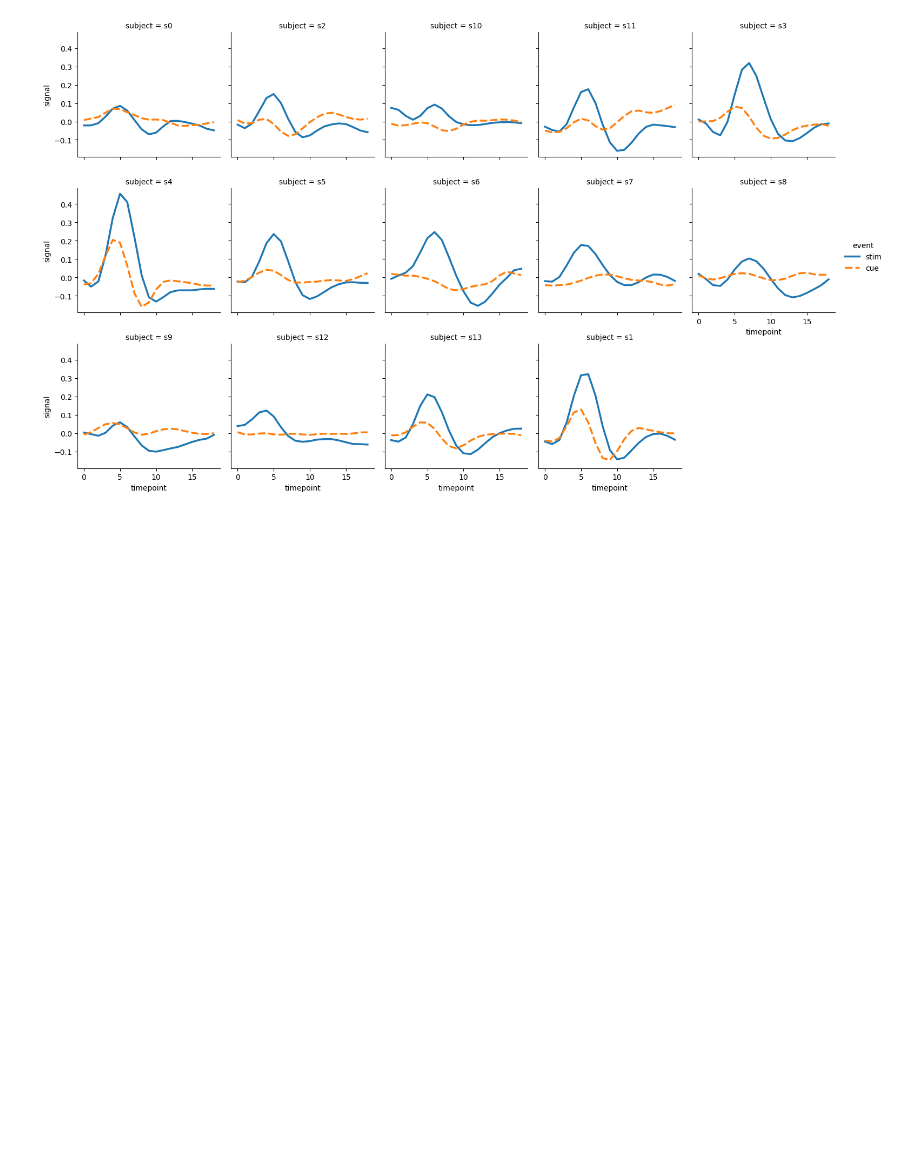
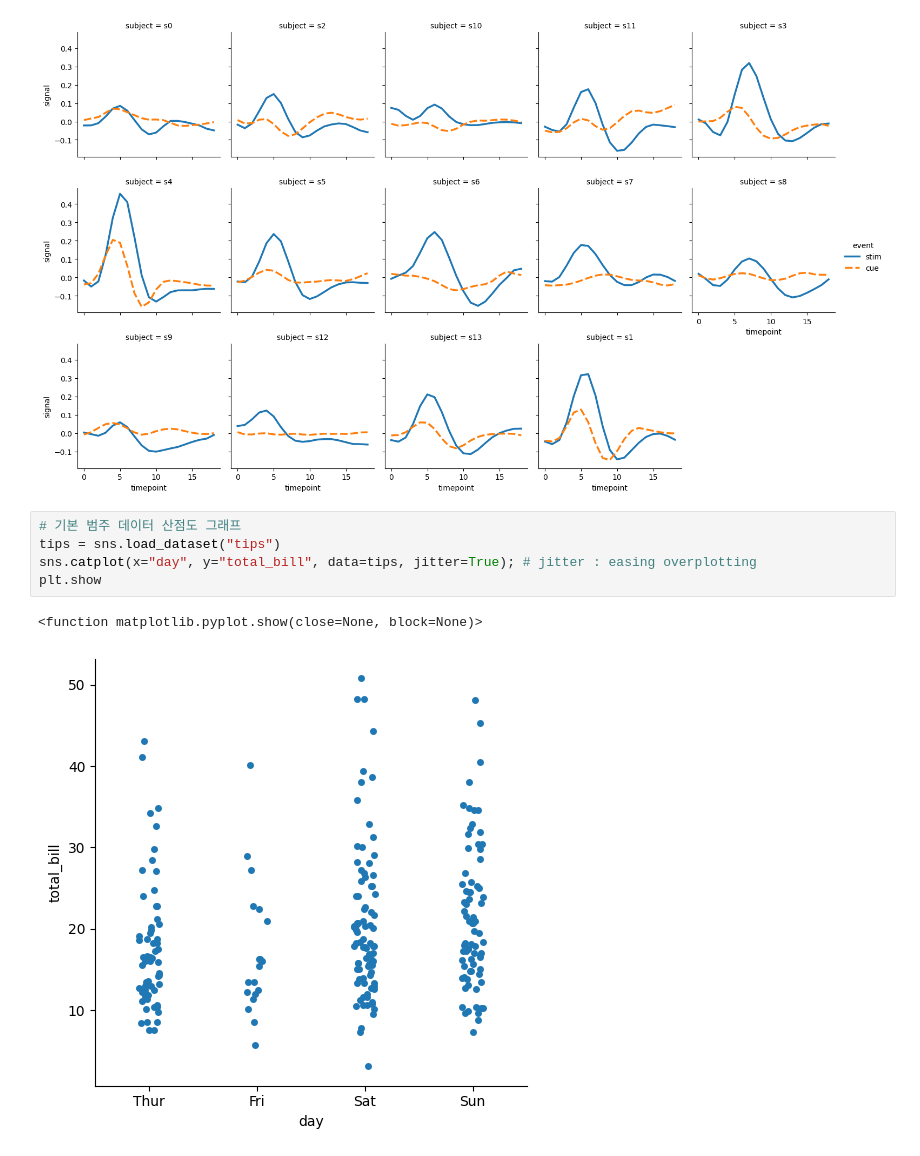
Before and after one commit to shared-repo/human-da5, a Jupyter notebook: workspace/da-packages/g_example.ipynb, the cells around one changed output. Cells and saved outputs as stored; diff of their text form; blank space fills up the shorter version.

```diff
--- a/workspace/da-packages/g_example.ipynb
+++ b/workspace/da-packages/g_example.ipynb
@@ -131,3 +131,11 @@ sns.relplot(x="timepoint", y="signal", hue="event", style="event",
 plt.show()
 # %% [output]
 [figure]
+# %%
+# 기본 범주 데이터 산점도 그래프
+tips = sns.load_dataset("tips")
+sns.catplot(x="day", y="total_bill", data=tips, jitter=True); # jitter : easing overplotting
+plt.show
+# %% [output]
+<function matplotlib.pyplot.show(close=None, block=None)>
+[figure, added]
```
Also changed, not shown: parts of 17 cells of this notebook.
